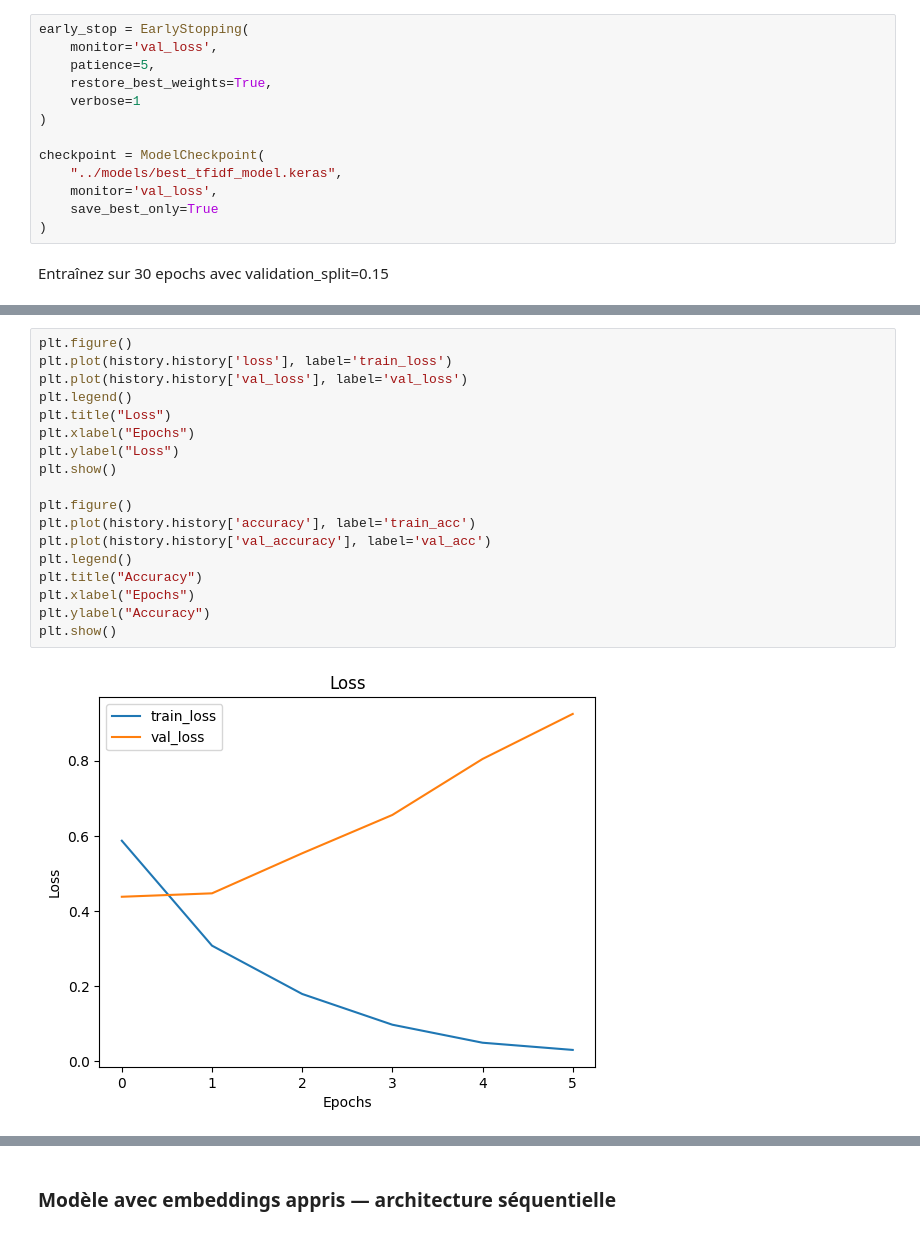
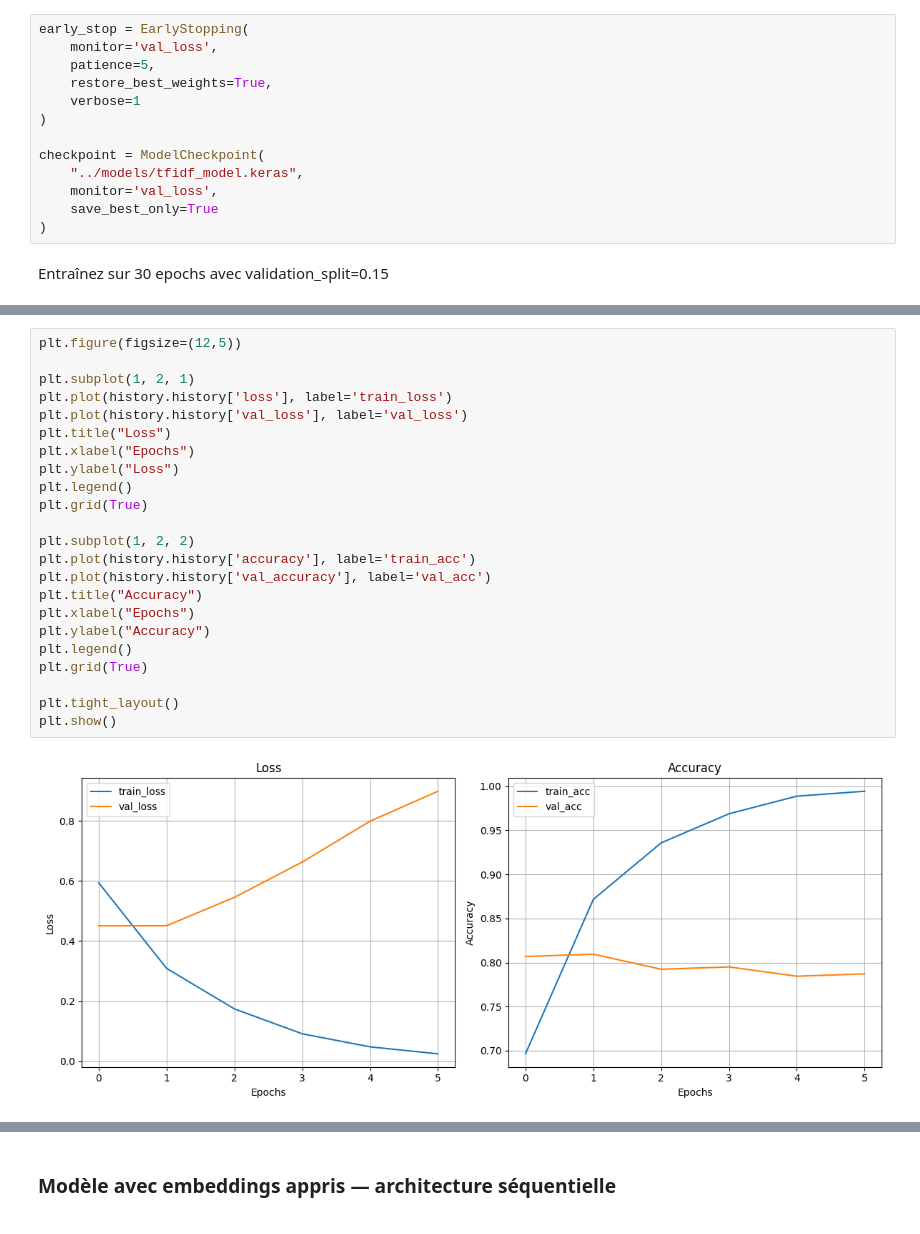
Before and after one commit to Clement-dbs/fake-news-detection-nlp, a Jupyter notebook: notebook/fake_news.ipynb, the cells around one changed output, grey strips where cells are left out. Saved outputs shown, nothing was run; the diff lists cells and outputs as text.

Commit message:
Train & test models

```diff
--- a/notebook/fake_news.ipynb
+++ b/notebook/fake_news.ipynb
@@ -349,7 +353,7 @@ early_stop = EarlyStopping(
 )
 
 checkpoint = ModelCheckpoint(
-    "../models/best_tfidf_model.keras",
+    "../models/tfidf_model.keras",
     monitor='val_loss',
     save_best_only=True
 )
@@ -381,22 +385,27 @@ Epoch 6/30
 Epoch 6: early stopping
 Restoring model weights from the end of the best epoch: 1.
 # %%
-plt.figure()
+plt.figure(figsize=(12,5))
+
+plt.subplot(1, 2, 1)
 plt.plot(history.history['loss'], label='train_loss')
 plt.plot(history.history['val_loss'], label='val_loss')
-plt.legend()
 plt.title("Loss")
 plt.xlabel("Epochs")
 plt.ylabel("Loss")
-plt.show()
+plt.legend()
+plt.grid(True)
 
-plt.figure()
+plt.subplot(1, 2, 2)
 plt.plot(history.history['accuracy'], label='train_acc')
 plt.plot(history.history['val_accuracy'], label='val_acc')
-plt.legend()
 plt.title("Accuracy")
 plt.xlabel("Epochs")
 plt.ylabel("Accuracy")
+plt.legend()
+plt.grid(True)
+
+plt.tight_layout()
 plt.show()
 # %% [output]
-[figure, old version]
+[figure, new version]
```
Also changed, not shown: parts of 20 cells of this notebook.
